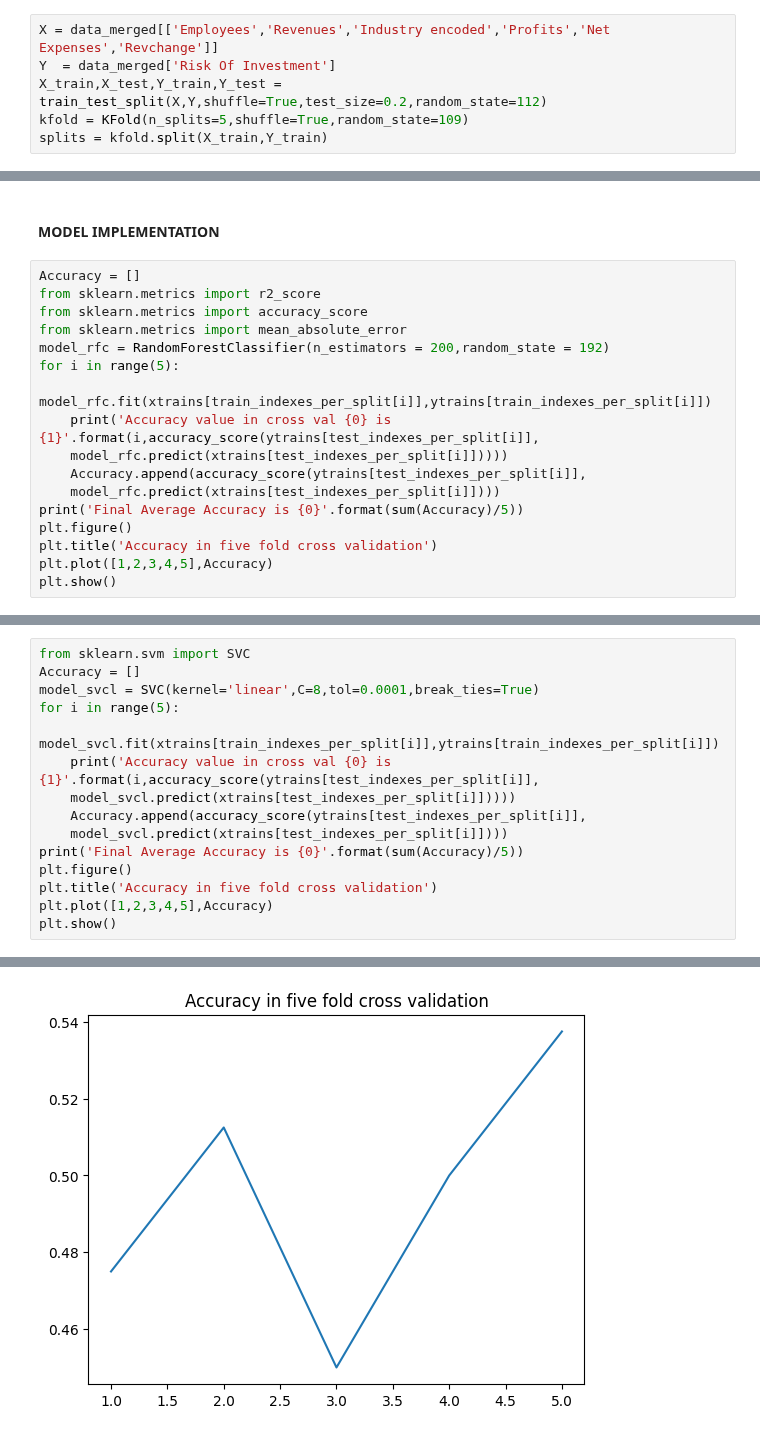
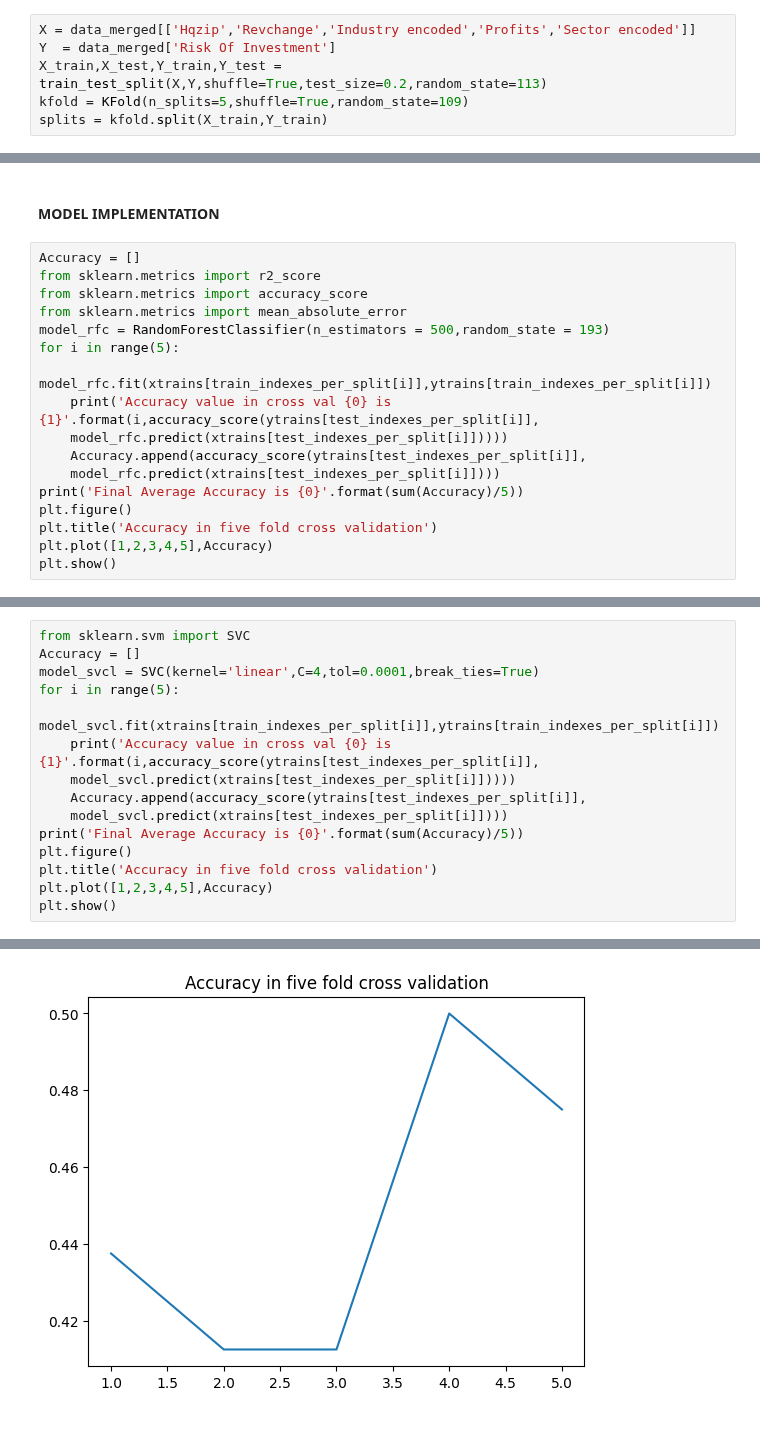
Before and after one commit to arjun8009/Python-Exeter, a Jupyter notebook: Learning Form Data ECMM445-CA1.ipynb, the cells around one changed output, grey strips where cells are left out. Cells and saved outputs as stored; diff of their text form.

```diff
--- a/Learning Form Data ECMM445-CA1.ipynb
+++ b/Learning Form Data ECMM445-CA1.ipynb
@@ -1145,9 +1215,9 @@ Accuracy in Test Data is 0.46
 # %% [markdown]
 #### Training Model Without Dependencies
 # %%
-X = data_merged[['Employees','Revenues','Industry encoded','Profits','Net Expenses','Revchange']]
+X = data_merged[['Hqzip','Revchange','Industry encoded','Profits','Sector encoded']]
 Y  = data_merged['Risk Of Investment']
-X_train,X_test,Y_train,Y_test = train_test_split(X,Y,shuffle=True,test_size=0.2,random_state=112)
+X_train,X_test,Y_train,Y_test = train_test_split(X,Y,shuffle=True,test_size=0.2,random_state=113)
 kfold = KFold(n_splits=5,shuffle=True,random_state=109)
 splits = kfold.split(X_train,Y_train)
 # %%
@@ -1182,7 +1252,7 @@ Accuracy = []
 from sklearn.metrics import r2_score
 from sklearn.metrics import accuracy_score
 from sklearn.metrics import mean_absolute_error
-model_rfc = RandomForestClassifier(n_estimators = 200,random_state = 192)
+model_rfc = RandomForestClassifier(n_estimators = 500,random_state = 193)
 for i in range(5):
     model_rfc.fit(xtrains[train_indexes_per_split[i]],ytrains[train_indexes_per_split[i]])
     print('Accuracy value in cross val {0} is {1}'.format(i,accuracy_score(ytrains[test_indexes_per_split[i]],
@@ -1210,7 +1280,7 @@ Accuracy in Test Data is 0.46
 # %%
 from sklearn.svm import SVC
 Accuracy = []
-model_svcl = SVC(kernel='linear',C=8,tol=0.0001,break_ties=True)
+model_svcl = SVC(kernel='linear',C=4,tol=0.0001,break_ties=True)
 for i in range(5):
     model_svcl.fit(xtrains[train_indexes_per_split[i]],ytrains[train_indexes_per_split[i]])
     print('Accuracy value in cross val {0} is {1}'.format(i,accuracy_score(ytrains[test_indexes_per_split[i]],
@@ -1232,4 +1302,4 @@ Final Average Accuracy is 0.495
-[figure, old version]
+[figure, new version]
 # %%
 print('Accuracy in Test Data is {0}'.format(accuracy_score(Y_test,
     model_svcl.predict(X_test))))
```
Also changed, not shown: parts of 63 cells of this notebook.
